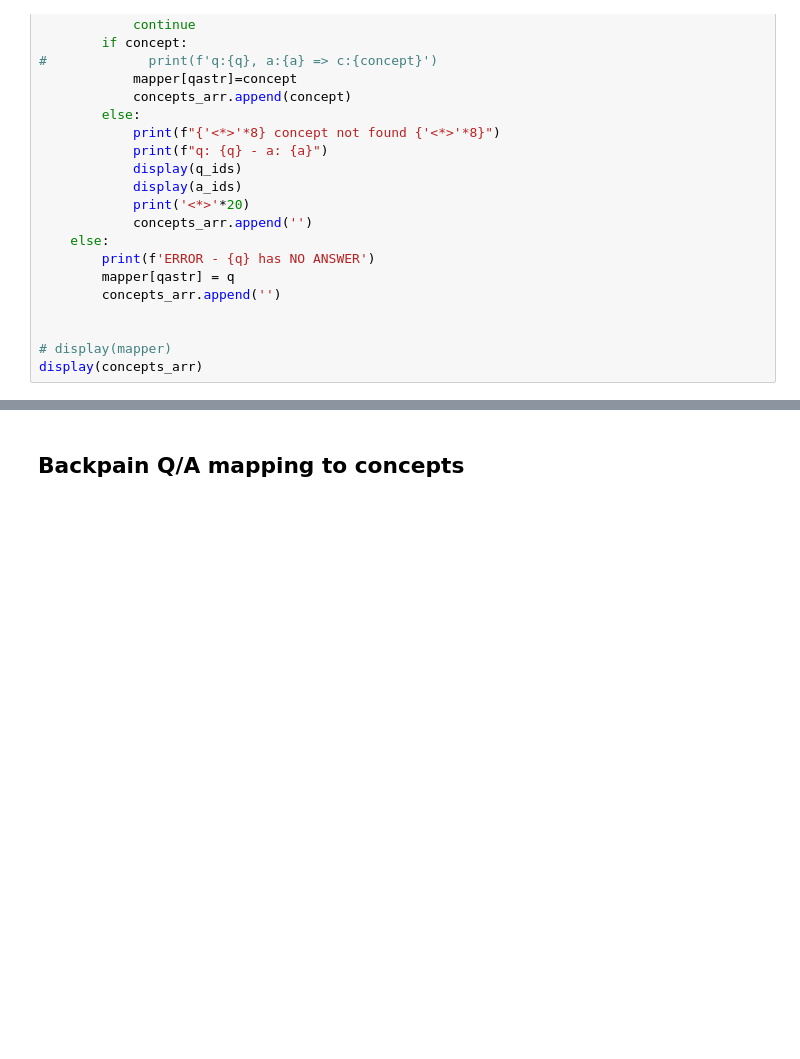
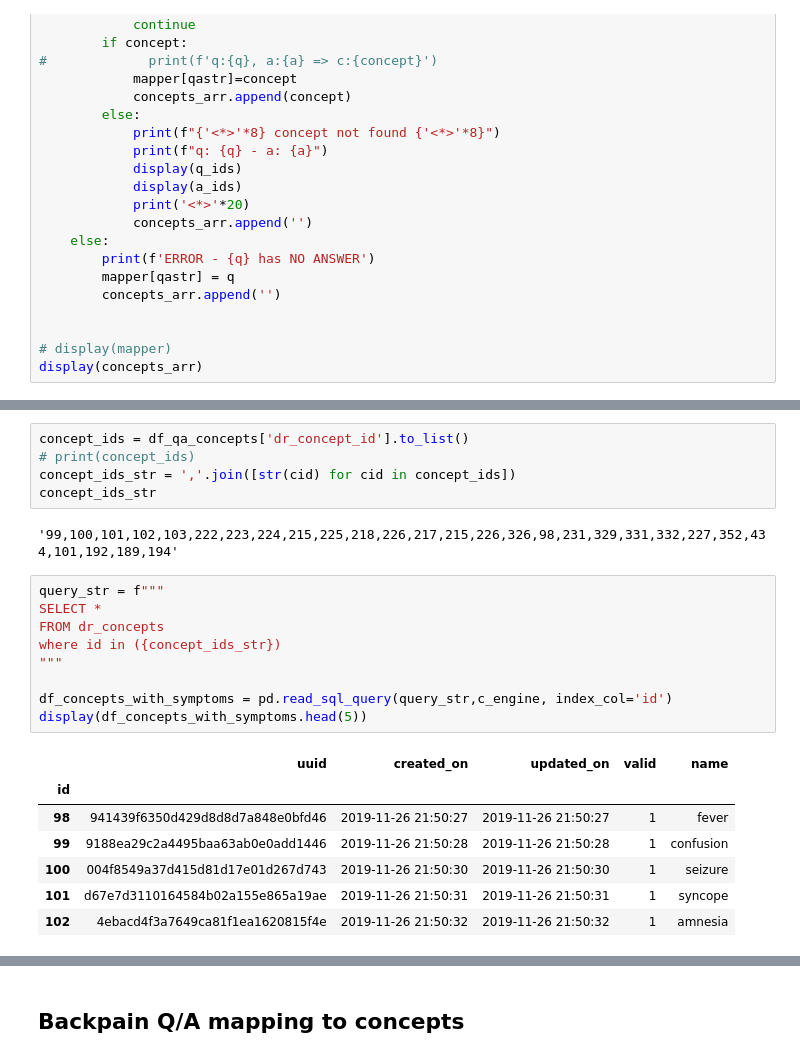
Before and after one commit to skulas/skulas, a Jupyter notebook: ml_python/Other Notebooks/DR Experiments.ipynb, the cells around one changed output, grey strips where cells are left out. Cells and saved outputs as stored; diff of their text form; blank space fills up the shorter version.

Commit message:
Add other query for Gal data

```diff
--- a/ml_python/Other Notebooks/DR Experiments.ipynb
+++ b/ml_python/Other Notebooks/DR Experiments.ipynb
@@ -423,0 +495,24 @@ display(concepts_arr)
+# %%
+concept_ids = df_qa_concepts['dr_concept_id'].to_list()
+# print(concept_ids)
+concept_ids_str = ','.join([str(cid) for cid in concept_ids])
+concept_ids_str
+# %% [output]
+'99,100,101,102,103,222,223,224,215,225,218,226,217,215,226,326,98,231,329,331,332,227,352,434,101,192,189,194'
+# %%
+query_str = f"""
+SELECT *
+FROM dr_concepts
+where id in ({concept_ids_str})
+"""
+
+df_concepts_with_symptoms = pd.read_sql_query(query_str,c_engine, index_col='id')
+display(df_concepts_with_symptoms.head(5))
+# %% [output]
+|  | uuid | created_on | updated_on | valid | name |
+| id |  |  |  |  |  |
+| 98 | 941439f6350d429d8d8d7a848e0bfd46 | 2019-11-26 21:50:27 | 2019-11-26 21:50:27 | 1 | fever |
+| 99 | 9188ea29c2a4495baa63ab0e0add1446 | 2019-11-26 21:50:28 | 2019-11-26 21:50:28 | 1 | confusion |
+| 100 | 004f8549a37d415d81d17e01d267d743 | 2019-11-26 21:50:30 | 2019-11-26 21:50:30 | 1 | seizure |
+| 101 | d67e7d3110164584b02a155e865a19ae | 2019-11-26 21:50:31 | 2019-11-26 21:50:31 | 1 | syncope |
+| 102 | 4ebacd4f3a7649ca81f1ea1620815f4e | 2019-11-26 21:50:32 | 2019-11-26 21:50:32 | 1 | amnesia |
```
Also changed, not shown: parts of 15 cells of this notebook.
